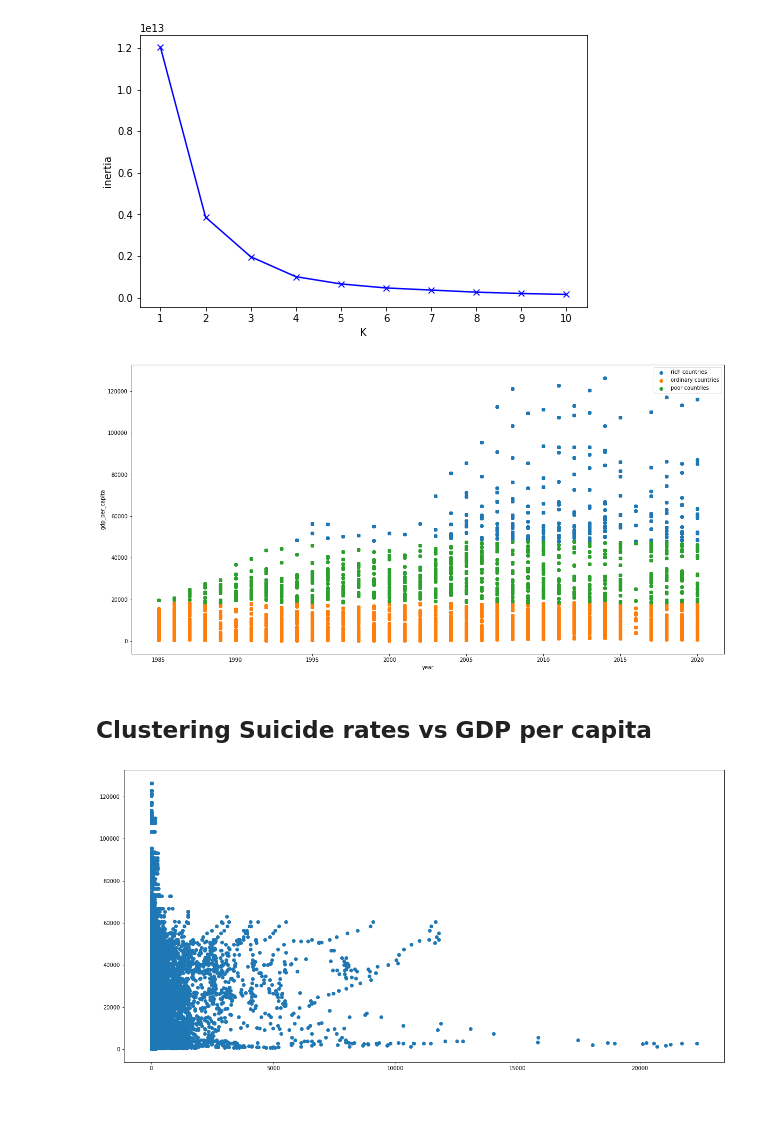
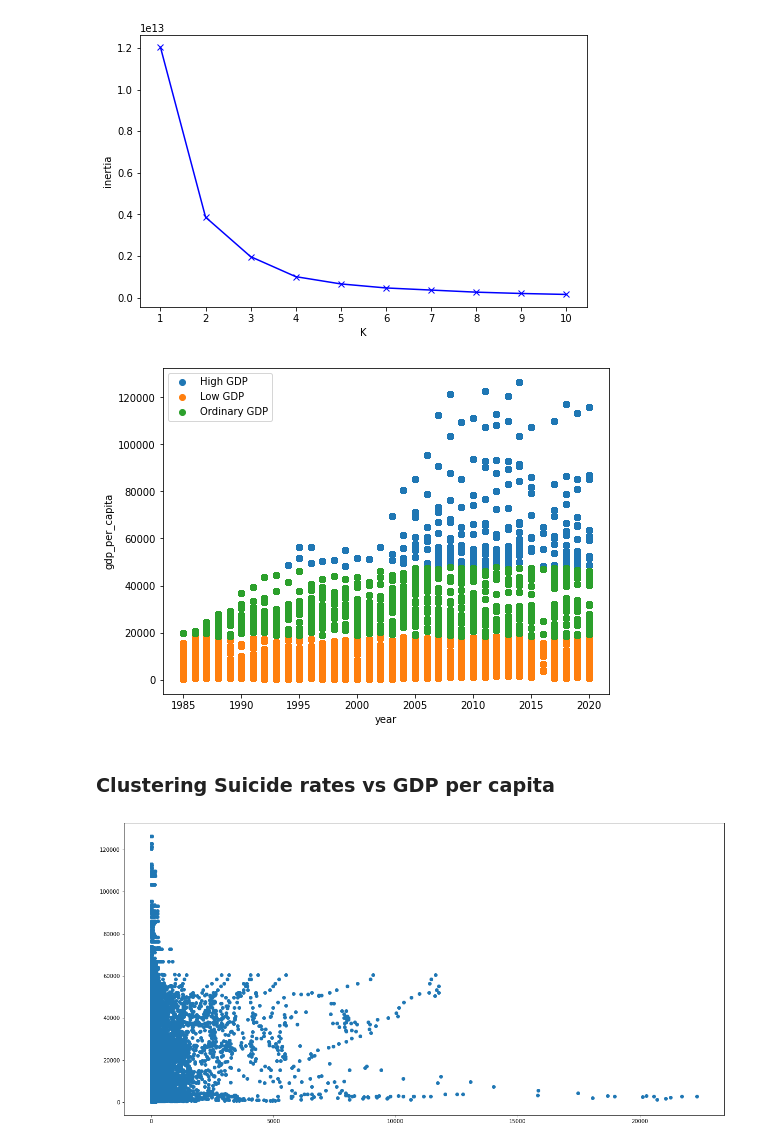
Before and after one commit to marcocolognesi/programming_class_final_project, a Jupyter notebook: final_project.ipynb, the cells around one changed output. Saved outputs shown, nothing was run; the diff lists cells and outputs as text; code cells hidden in the pictures; blank space fills up the shorter version.

```diff
--- a/final_project.ipynb
+++ b/final_project.ipynb
@@ -1353,26 +1356,26 @@ plt.show()
 km = KMeans(n_clusters=3, random_state=42)
 y_pred = km.fit_predict(x)
 # %%
-plt.figure(figsize=(20,10))
-labels = ['rich countries', 'ordinary countries', 'poor countries']
+plt.figure(figsize=(8,6))
+labels = ['High GDP', 'Low GDP', 'Ordinary GDP']
 for i in range(3):
     plt.scatter(x.loc[y_pred==i, 'year'], x.loc[y_pred==i, 'gdp_per_capita'], label=labels[i])
 plt.xlabel('year')
 plt.ylabel('gdp_per_capita')
 plt.legend()
 plt.show()
 # %% [output]
-[figure, old version]
+[figure, new version]
 # %% [markdown]
-## **Clustering Suicide rates vs GDP per capita**
+### **Clustering Suicide rates vs GDP per capita**
 # %%
 plt.figure(figsize=(20,10))
-plt.scatter(x=suicide_df['suicides_no'], y=suicide_df['gdp_per_capita'])
+plt.scatter(x=suicide_df_until_2016['suicides_no'], y=suicide_df_until_2016['gdp_per_capita'])
 #plt.xlabel('income')
 #plt.ylabel('spending_score')
 plt.show()
 # %% [output]
-[figure, old version]
+[figure, new version]
 # %%
 from sklearn.cluster import KMeans
 
```
Also changed, not shown: parts of 9 cells of this notebook.
